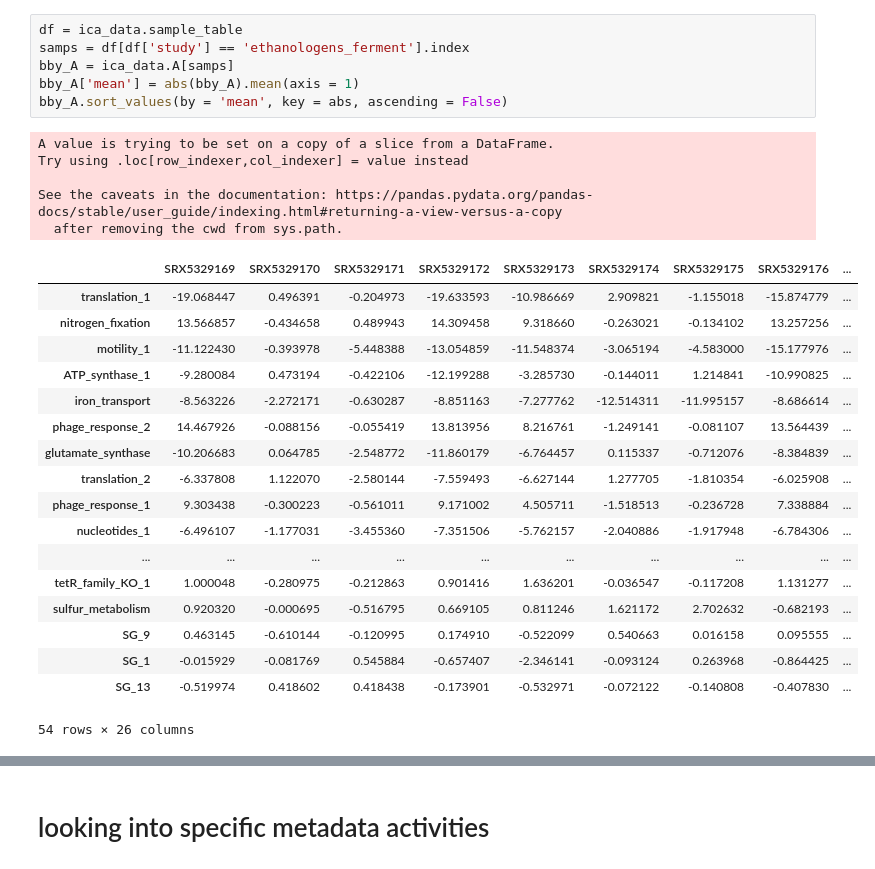
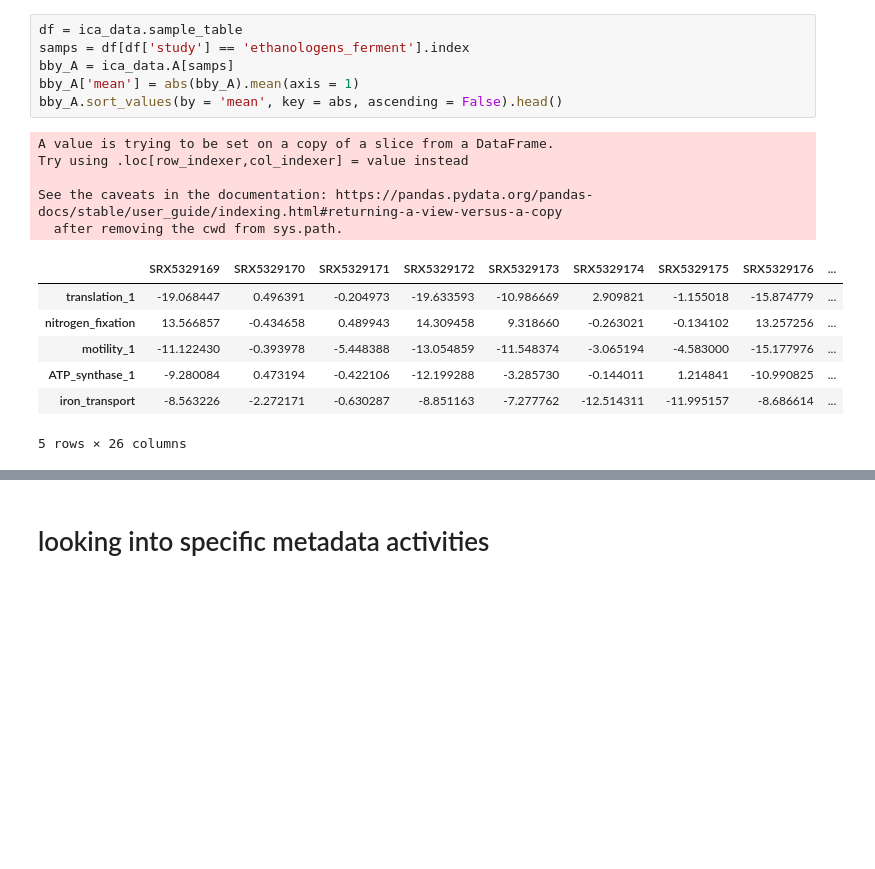
Before and after one commit to cristalzucsd/iModulonMiner, a Jupyter notebook: 5_characterize_iModulons/7_comparing_iModulons.ipynb, the cells around one changed output, grey strips where cells are left out. Drawn from its saved outputs; the diff is of its cells as text; blank space fills up the shorter version.

```diff
--- a/5_characterize_iModulons/7_comparing_iModulons.ipynb
+++ b/5_characterize_iModulons/7_comparing_iModulons.ipynb
@@ -133,33 +130,22 @@ ica_data.view_imodulon(iM2).sort_values(by = 'gene_weight', key = abs, ascending
 # %%
 df = ica_data.sample_table
 samps = df[df['study'] == 'ethanologens_ferment'].index
 bby_A = ica_data.A[samps]
 bby_A['mean'] = abs(bby_A).mean(axis = 1)
-bby_A.sort_values(by = 'mean', key = abs, ascending = False)
+bby_A.sort_values(by = 'mean', key = abs, ascending = False).head()
 # %% [output]
 A value is trying to be set on a copy of a slice from a DataFrame.
 Try using .loc[row_indexer,col_indexer] = value instead
 
 See the caveats in the documentation: https://pandas.pydata.org/pandas-docs/stable/user_guide/indexing.html#returning-a-view-versus-a-copy
   after removing the cwd from sys.path.
 |  | SRX5329169 | SRX5329170 | SRX5329171 | SRX5329172 | SRX5329173 | SRX5329174 | SRX5329175 | SRX5329176 | ... |
 | translation_1 | -19.068447 | 0.496391 | -0.204973 | -19.633593 | -10.986669 | 2.909821 | -1.155018 | -15.874779 | ... |
 | nitrogen_fixation | 13.566857 | -0.434658 | 0.489943 | 14.309458 | 9.318660 | -0.263021 | -0.134102 | 13.257256 | ... |
 | motility_1 | -11.122430 | -0.393978 | -5.448388 | -13.054859 | -11.548374 | -3.065194 | -4.583000 | -15.177976 | ... |
 | ATP_synthase_1 | -9.280084 | 0.473194 | -0.422106 | -12.199288 | -3.285730 | -0.144011 | 1.214841 | -10.990825 | ... |
 | iron_transport | -8.563226 | -2.272171 | -0.630287 | -8.851163 | -7.277762 | -12.514311 | -11.995157 | -8.686614 | ... |
-| phage_response_2 | 14.467926 | -0.088156 | -0.055419 | 13.813956 | 8.216761 | -1.249141 | -0.081107 | 13.564439 | ... |
-| glutamate_synthase | -10.206683 | 0.064785 | -2.548772 | -11.860179 | -6.764457 | 0.115337 | -0.712076 | -8.384839 | ... |
-| translation_2 | -6.337808 | 1.122070 | -2.580144 | -7.559493 | -6.627144 | 1.277705 | -1.810354 | -6.025908 | ... |
-| phage_response_1 | 9.303438 | -0.300223 | -0.561011 | 9.171002 | 4.505711 | -1.518513 | -0.236728 | 7.338884 | ... |
-| nucleotides_1 | -6.496107 | -1.177031 | -3.455360 | -7.351506 | -5.762157 | -2.040886 | -1.917948 | -6.784306 | ... |
-| ... | ... | ... | ... | ... | ... | ... | ... | ... | ... |
-| tetR_family_KO_1 | 1.000048 | -0.280975 | -0.212863 | 0.901416 | 1.636201 | -0.036547 | -0.117208 | 1.131277 | ... |
-| sulfur_metabolism | 0.920320 | -0.000695 | -0.516795 | 0.669105 | 0.811246 | 1.621172 | 2.702632 | -0.682193 | ... |
-| SG_9 | 0.463145 | -0.610144 | -0.120995 | 0.174910 | -0.522099 | 0.540663 | 0.016158 | 0.095555 | ... |
-| SG_1 | -0.015929 | -0.081769 | 0.545884 | -0.657407 | -2.346141 | -0.093124 | 0.263968 | -0.864425 | ... |
-| SG_13 | -0.519974 | 0.418602 | 0.418438 | -0.173901 | -0.532971 | -0.072122 | -0.140808 | -0.407830 | ... |
-54 rows × 26 columns
+5 rows × 26 columns
 # %%
 sns.clustermap(abs(ica_data.A.T.corr()), xticklabels=True, yticklabels=True)
 plt.show()
```
Also changed, not shown: parts of 7 cells of this notebook, 4 other files.
